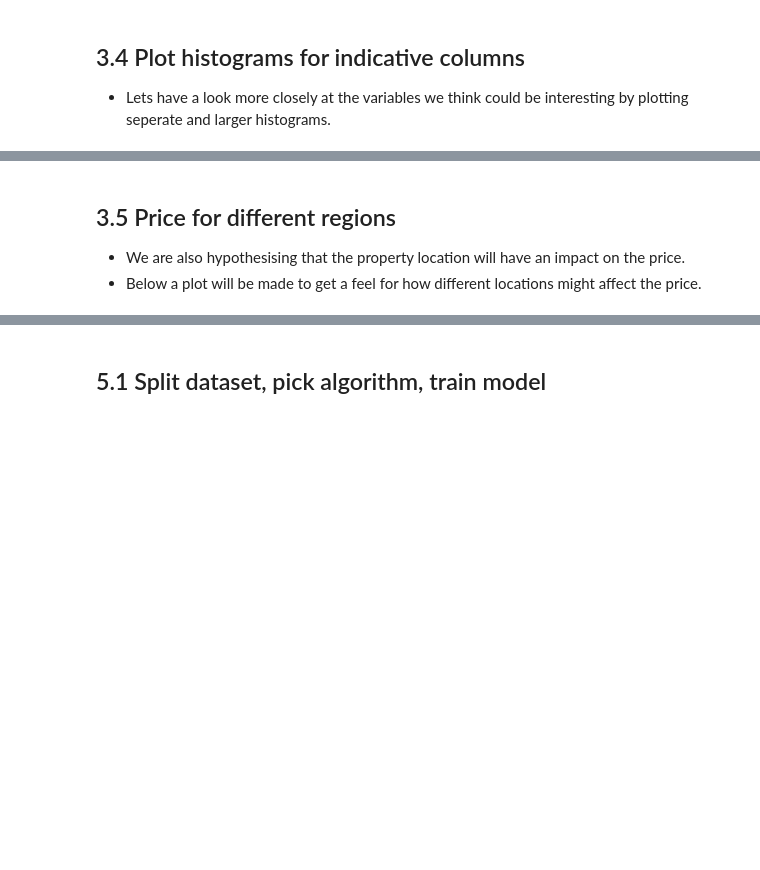
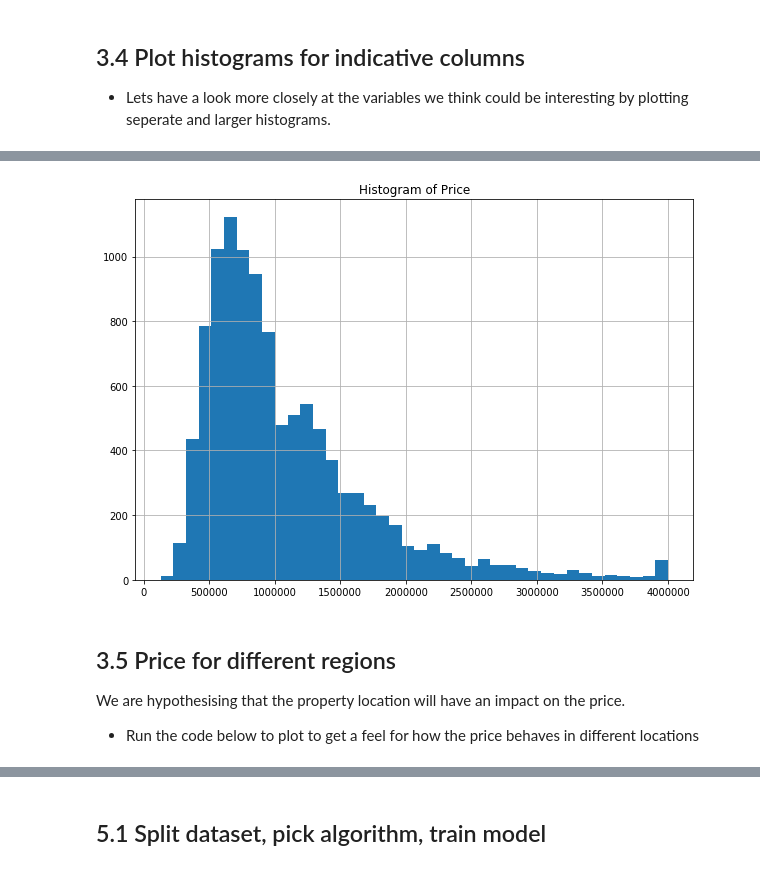
Before and after one commit to NordAxon/ai-for-leaders, a Jupyter notebook: ai_course_house_prices_with_solutions.ipynb, the cells around one changed output, grey strips where cells are left out. Saved outputs shown, nothing was run; the diff lists cells and outputs as text; code cells hidden in the pictures; blank space fills up the shorter version.

```diff
--- a/ai_course_house_prices_with_solutions.ipynb
+++ b/ai_course_house_prices_with_solutions.ipynb
@@ -216,13 +338,15 @@ plt.title('Histogram of Building Areas');
 # %%
 # CODE HERE
 
 
 # SOLUTION
-housing_clipped_l['Price'].hist(bins=40, figsize=(10,7))
+housing_clipped_2['Price'].hist(bins=40, figsize=(10,7))
 plt.title('Histogram of Price');
+# %% [output]
+[figure, added]
 # %% [markdown]
 ## 3.5 Price for different regions
-- We are also hypothesising that the property location will have an impact on the price.
-- Below a plot will be made to get a feel for how different locations might affect the price.
+We are hypothesising that the property location will have an impact on the price.
+- Run the code below to plot to get a feel for how the price behaves in different locations
 # %%
 plt.figure(figsize=(10,7))
```
Also changed, not shown: parts of 49 cells of this notebook.
